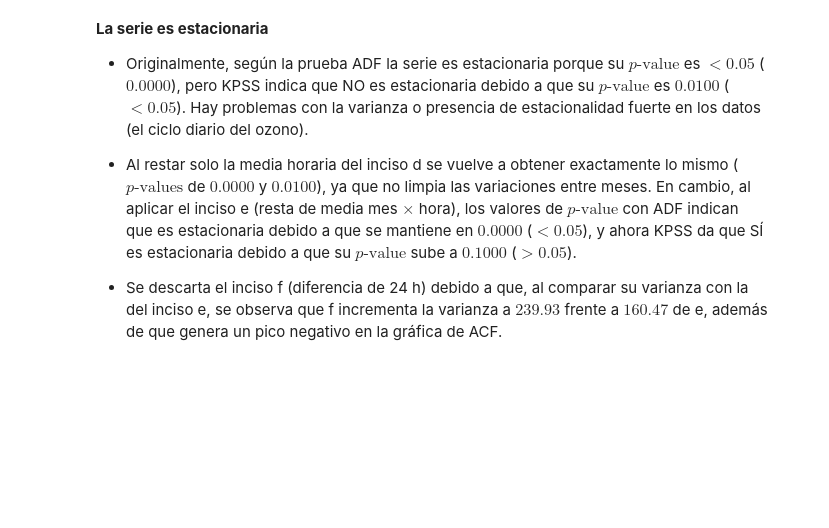
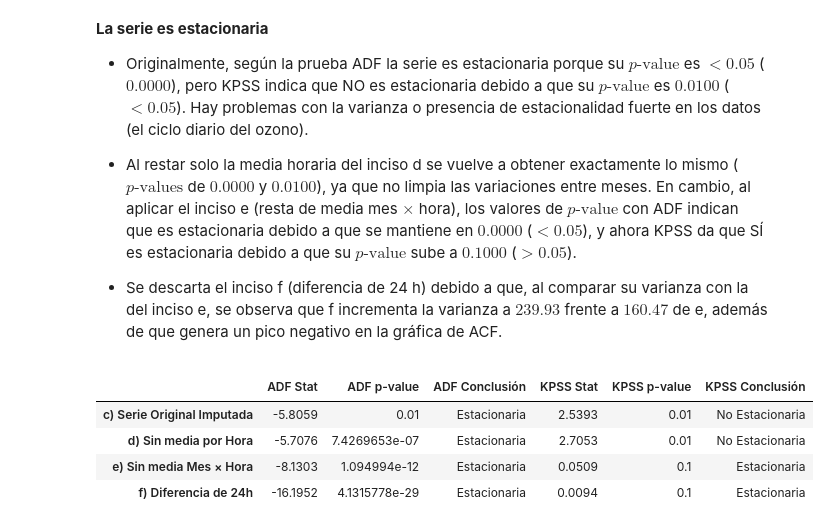
Before and after one commit to Kei300/P2-IA-Python-Libraries-Statistics, a Jupyter notebook: 3_O3_uam_Iztapalapa.ipynb, the cells around one changed output. Cells and saved outputs as stored; diff of their text form; code cells hidden in the pictures; blank space fills up the shorter version.

```diff
--- a/3_O3_uam_Iztapalapa.ipynb
+++ b/3_O3_uam_Iztapalapa.ipynb
@@ -155,0 +176,8 @@ Varianza Inciso (f): 239.9344
+# %%
+serie_f = df_uiz_o3['diff_24h'].dropna()
+
+adf_f = adfuller(serie_f, autolag='AIC')
+kpss_f = kpss(serie_f, regression='c', nlags='auto')
+
+print(f"ADF Stat:    {adf_f[0]:.4f}\nADF p-value: {adf_f[1]:.8g}\n")
+print(f"KPSS Stat:   {kpss_f[0]:.4f}\nKPSS p-value:{kpss_f[1]:.8g}")
@@ -170,3 +204,41 @@ plt.show()
 * Al restar solo la media horaria del inciso d se vuelve a obtener exactamente lo mismo ($p\text{-values}$ de $0.0000$ y $0.0100$), ya que no limpia las variaciones entre meses. En cambio, al aplicar el inciso e (resta de media mes $\times$ hora), los valores de $p\text{-value}$ con ADF indican que es estacionaria debido a que se mantiene en $0.0000$ ($< 0.05$), y ahora KPSS da que SÍ es estacionaria debido a que su $p\text{-value}$ sube a $0.1000$ ($> 0.05$).
 
 * Se descarta el inciso f (diferencia de 24 h) debido a que, al comparar su varianza con la del inciso e, se observa que f incrementa la varianza a $239.93$ frente a $160.47$ de e, además de que genera un pico negativo en la gráfica de ACF.
+# %%
+i = [
+    'c) Serie Original Imputada',
+    'd) Sin media por Hora',
+    'e) Sin media Mes × Hora',
+    'f) Diferencia de 24h'
+]
+
+adf_stats = [adf_stat, adf_d, adf_e, adf_f[0]]
+adf_pvals = [p_value, p_adf_d, p_adf_e, adf_f[1]]
+
+kpss_stats = [kpss_stat, kpss_d, kpss_e, kpss_f[0]]
+kpss_pvals = [p_value, p_kpss_d, p_kpss_e, kpss_f[1]]
+
+adf_concl = ['Estacionaria' if p < 0.05 else 'No Estacionaria' for p in adf_pvals]
+kpss_concl = ['Estacionaria' if p >= 0.05 else 'No Estacionaria' for p in kpss_pvals]
+
+resumen_pruebas = pd.DataFrame({
+    'ADF Stat': adf_stats,
+    'ADF p-value': adf_pvals,
+    'ADF Conclusión': adf_concl,
+    'KPSS Stat': kpss_stats,
+    'KPSS p-value': kpss_pvals,
+    'KPSS Conclusión': kpss_concl,
+}, index=i)
+
+display(resumen_pruebas.style.format({
+    'ADF Stat': '{:.4f}',
+    'ADF p-value': '{:.8g}',
+    'KPSS Stat': '{:.4f}',
+    'KPSS p-value': '{:.8g}'
+}))
+# %% [output]
+|  | ADF Stat | ADF p-value | ADF Conclusión | KPSS Stat | KPSS p-value | KPSS Conclusión |
+| c) Serie Original Imputada | -5.8059 | 0.01 | Estacionaria | 2.5393 | 0.01 | No Estacionaria |
+| d) Sin media por Hora | -5.7076 | 7.4269653e-07 | Estacionaria | 2.7053 | 0.01 | No Estacionaria |
+| e) Sin media Mes × Hora | -8.1303 | 1.094994e-12 | Estacionaria | 0.0509 | 0.1 | Estacionaria |
+| f) Diferencia de 24h | -16.1952 | 4.1315778e-29 | Estacionaria | 0.0094 | 0.1 | Estacionaria |
```
Also changed, not shown: parts of 7 cells of this notebook.
